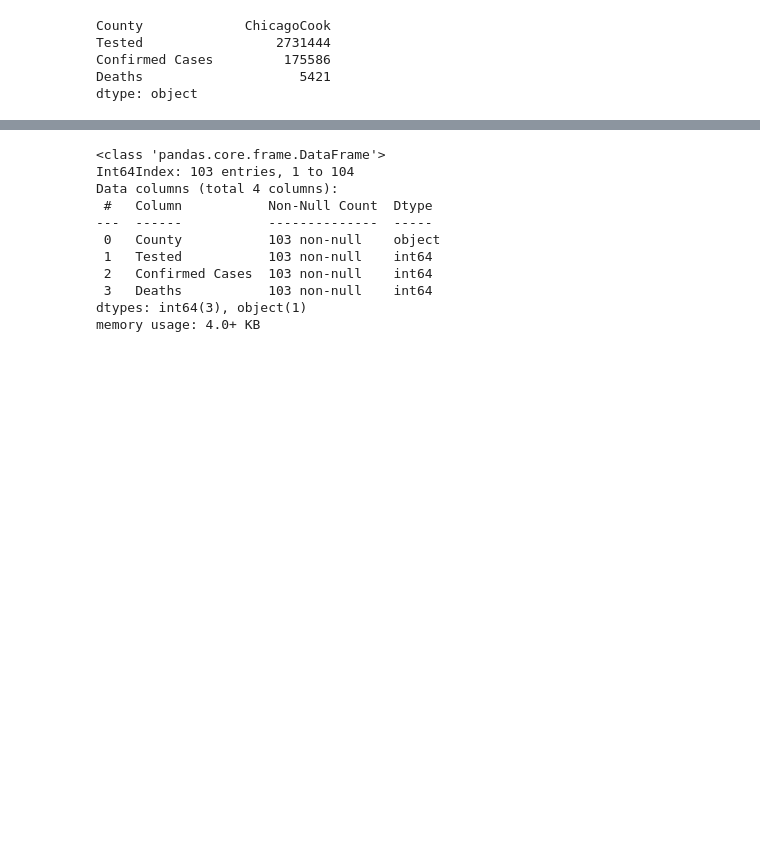
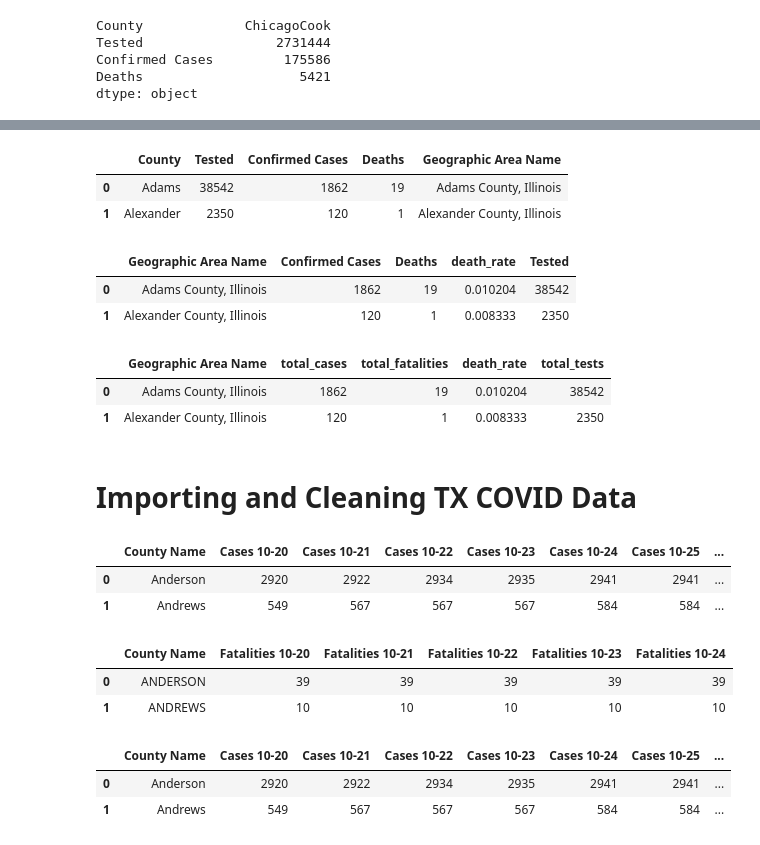
Before and after one commit to cxclark/covid19-analysis, a Jupyter notebook: code/02_data_cleaning_5_states.ipynb, the cells around one changed output, grey strips where cells are left out. Saved outputs shown, nothing was run; the diff lists cells and outputs as text; code cells hidden in the pictures; blank space fills up the shorter version.

```diff
--- a/code/02_data_cleaning_5_states.ipynb
+++ b/code/02_data_cleaning_5_states.ipynb
@@ -1143,14 +1000,0 @@ il
-# %%
-il.info()
-# %% [output]
-<class 'pandas.core.frame.DataFrame'>
-Int64Index: 103 entries, 1 to 104
-Data columns (total 4 columns):
- #   Column           Non-Null Count  Dtype
----  ------           --------------  -----
- 0   County           103 non-null    object
- 1   Tested           103 non-null    int64
- 2   Confirmed Cases  103 non-null    int64
- 3   Deaths           103 non-null    int64
-dtypes: int64(3), object(1)
-memory usage: 4.0+ KB
@@ -1156,0 +1003,6 @@ memory usage: 4.0+ KB
+# %%
+il.head(2)
+# %% [output]
+|  | County | Tested | Confirmed Cases | Deaths | Geographic Area Name |
+| 0 | Adams | 38542 | 1862 | 19 | Adams County, Illinois |
+| 1 | Alexander | 2350 | 120 | 1 | Alexander County, Illinois |
@@ -1156,0 +1011,14 @@ memory usage: 4.0+ KB
+# %%
+il = il[['Geographic Area Name', 'Confirmed Cases', 'Deaths', 'death_rate', 'Tested']]
+il.head(2)
+# %% [output]
+|  | Geographic Area Name | Confirmed Cases | Deaths | death_rate | Tested |
+| 0 | Adams County, Illinois | 1862 | 19 | 0.010204 | 38542 |
+| 1 | Alexander County, Illinois | 120 | 1 | 0.008333 | 2350 |
+# %%
+il = il.rename(columns={'Confirmed Cases': 'total_cases', 'Deaths': 'total_fatalities', 'Tested': 'total_tests'})
+il.head(2)
+# %% [output]
+|  | Geographic Area Name | total_cases | total_fatalities | death_rate | total_tests |
+| 0 | Adams County, Illinois | 1862 | 19 | 0.010204 | 38542 |
+| 1 | Alexander County, Illinois | 120 | 1 | 0.008333 | 2350 |
@@ -1156,0 +1027,18 @@ memory usage: 4.0+ KB
+# %% [markdown]
+# Importing and Cleaning TX COVID Data
+# %%
+# Import the dataframe as a csv.
+tx = pd.read_csv('../data/preprocessing/raw_covid_tests_cases_tx.csv')
+tx_death = pd.read_csv('../data/preprocessing/raw_covid_deaths_tx.csv')
+# %%
+tx.head(2)
+# %% [output]
+|  | County Name | Cases 10-20 | Cases 10-21 | Cases 10-22 | Cases 10-23 | Cases 10-24 | Cases 10-25 | ... |
+| 0 | Anderson | 2920 | 2922 | 2934 | 2935 | 2941 | 2941 | ... |
+| 1 | Andrews | 549 | 567 | 567 | 567 | 584 | 584 | ... |
+# %%
+tx_death.head(2)
+# %% [output]
+|  | County Name | Fatalities 10-20 | Fatalities 10-21 | Fatalities 10-22 | Fatalities 10-23 | Fatalities 10-24 |
+| 0 | ANDERSON | 39 | 39 | 39 | 39 | 39 |
+| 1 | ANDREWS | 10 | 10 | 10 | 10 | 10 |
@@ -1156,0 +1051,6 @@ memory usage: 4.0+ KB
+# %%
+tx.head(2)
+# %% [output]
+|  | County Name | Cases 10-20 | Cases 10-21 | Cases 10-22 | Cases 10-23 | Cases 10-24 | Cases 10-25 | ... |
+| 0 | Anderson | 2920 | 2922 | 2934 | 2935 | 2941 | 2941 | ... |
+| 1 | Andrews | 549 | 567 | 567 | 567 | 584 | 584 | ... |
```
Also changed, not shown: parts of 104 cells of this notebook, 11 other files.
